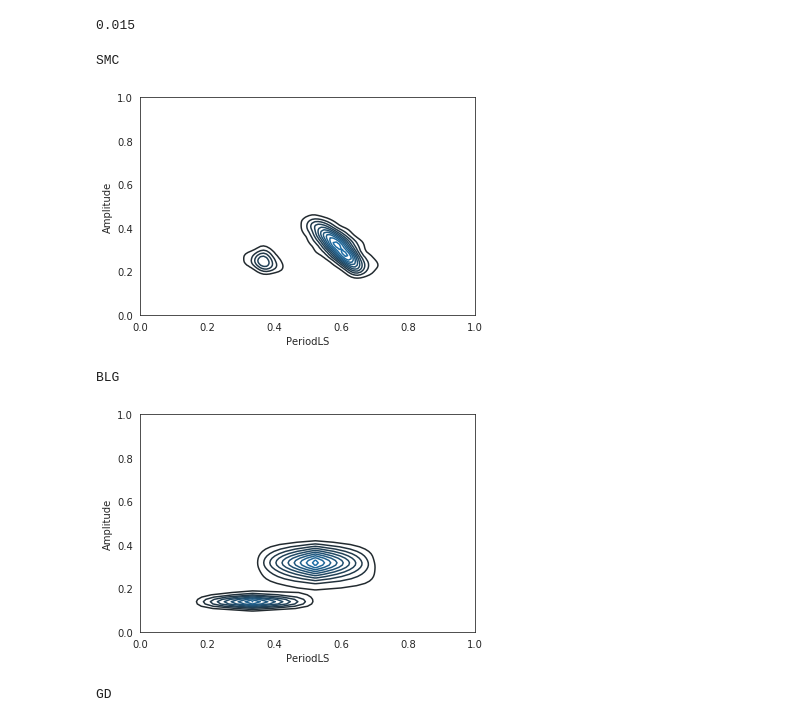
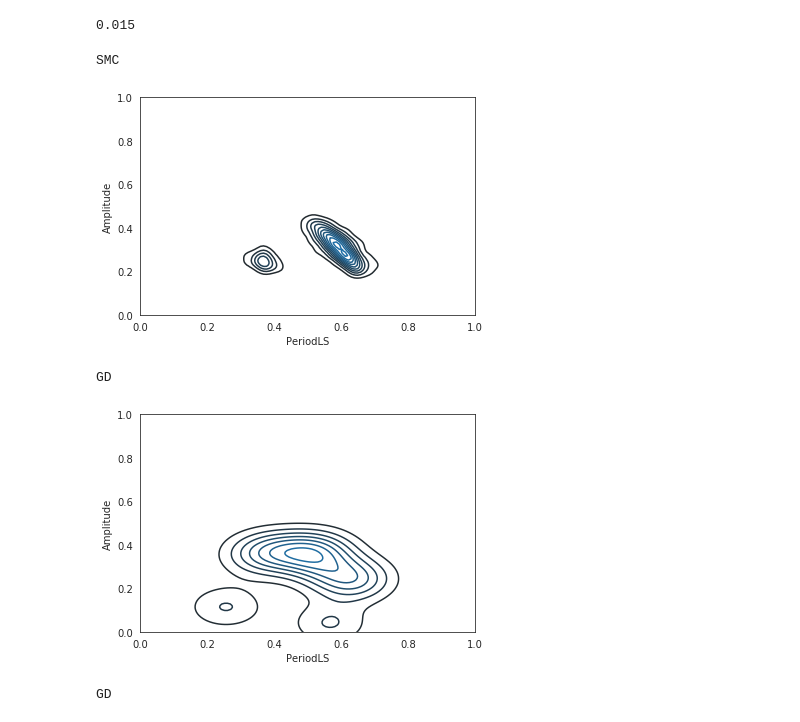
Before and after one commit to frperezgalarce/vsbms, a Jupyter notebook: Notebooks/Plots05052020.ipynb, the cells around one changed output. Cells and saved outputs as stored; diff of their text form; code cells hidden in the pictures.

Commit message:
improve plots

```diff
--- a/Notebooks/Plots05052020.ipynb
+++ b/Notebooks/Plots05052020.ipynb
@@ -74,18 +74,18 @@ lc_test['Amplitude'].min()
 0.015
 # %%
 lc_test = lc_test[lc_test['Class']=='RRLYR']
-for f in ['SMC', 'BLG']:
+for f in ['SMC', 'GD']:
     lc= lc_test[lc_test['Field']==f]
     print(f)
     sns.kdeplot(lc['PeriodLS'], lc["Amplitude"])
     plt.xlim(0,1)
     plt.ylim(0,1)
     plt.show()
 # %% [output]
 SMC
 [figure]
-BLG
+GD
-[figure, old version]
+[figure, new version]
 # %%
 lc_train = lc_train[lc_train['Class']=='RRLYR']
 for f in ['GD', 'SMC']:
```
Also changed, not shown: parts of 2 cells of this notebook.
